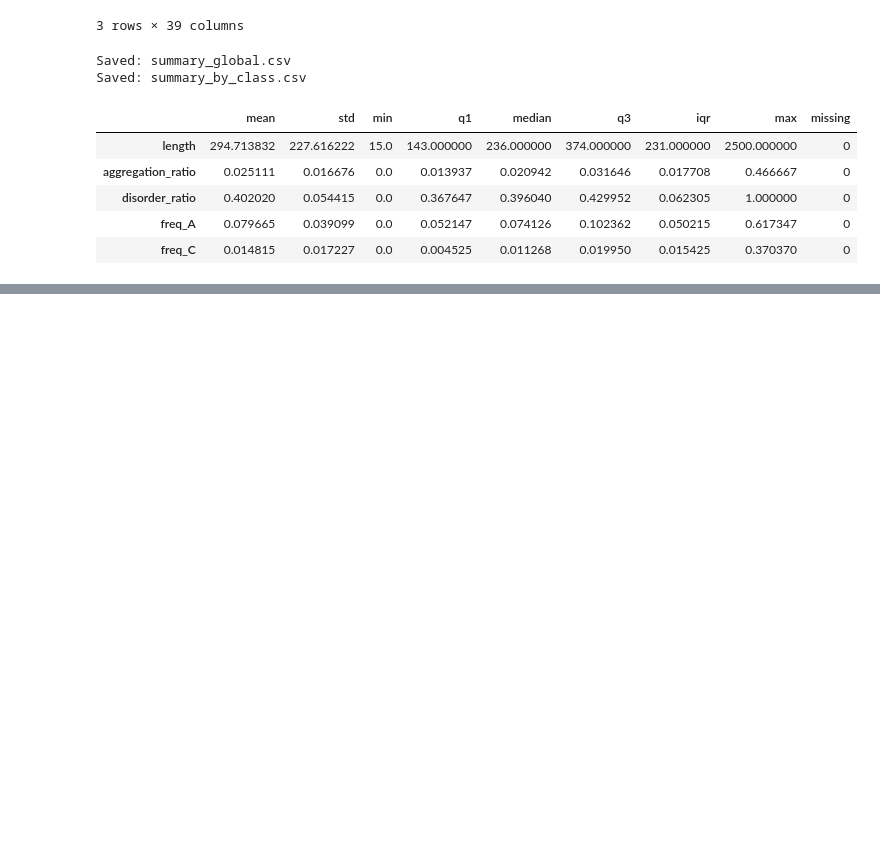
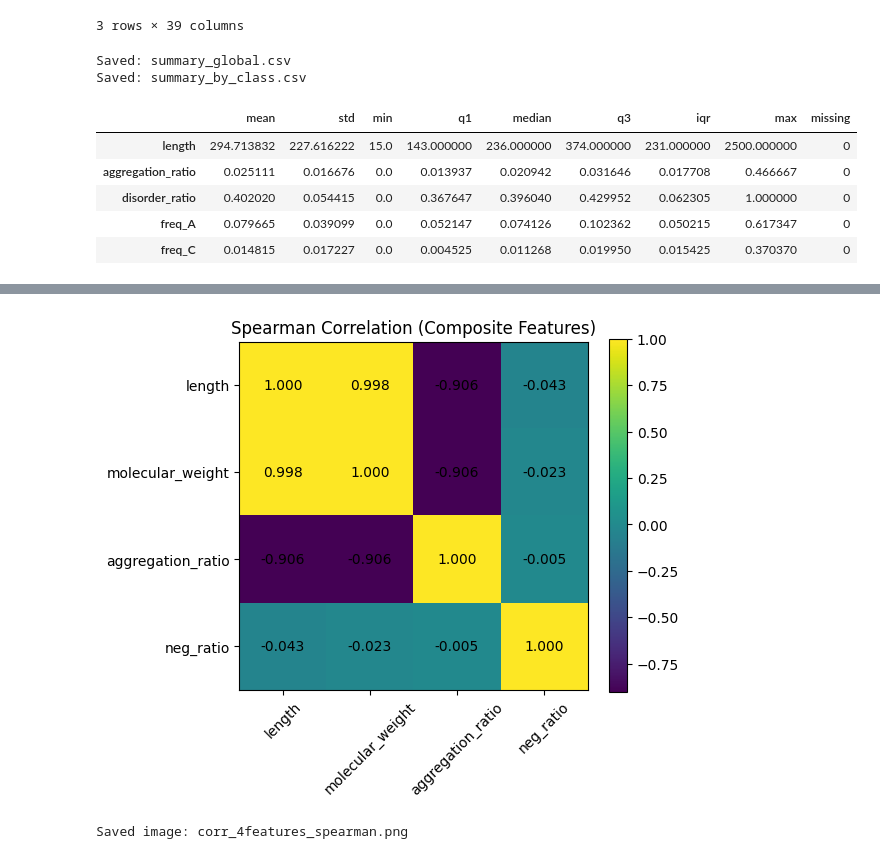
Before and after one commit to huyhoang6723/protein-solubility-effectsize, a Jupyter notebook: code.ipynb, the cells around one changed output, grey strips where cells are left out. Cells and saved outputs as stored; diff of their text form; code cells hidden in the pictures; blank space fills up the shorter version.

```diff
--- a/code.ipynb
+++ b/code.ipynb
@@ -637,0 +528,49 @@ Confusion: TN=19185, FP=12396, FN=20354, TP=26096
+# %%
+import pandas as pd
+import matplotlib.pyplot as plt
+import numpy as np
+
+# ---- Load data ----
+df = pd.read_csv("features_per_protein.csv")
+
+FOUR_FEATURES = [
+    "length",
+    "molecular_weight",
+    "aggregation_ratio",
+    "neg_ratio"
+]
+
+df4 = df[FOUR_FEATURES].astype(float)
+
+# ---- Compute Spearman correlation ----
+corr = df4.corr(method="spearman")
+
+# ---- Plot heatmap with numeric values ----
+plt.figure(figsize=(6, 5))
+plt.imshow(corr.values)
+plt.colorbar()
+
+plt.xticks(range(4), FOUR_FEATURES, rotation=45)
+plt.yticks(range(4), FOUR_FEATURES)
+
+# Add numbers inside cells
+for i in range(4):
+    for j in range(4):
+        plt.text(
+            j, i,
+            f"{corr.values[i, j]:.3f}",
+            ha="center",
+            va="center"
+        )
+
+plt.title("Spearman Correlation (Composite Features)")
+plt.tight_layout()
+
+OUT_IMG = "corr_4features_spearman.png"
+plt.savefig(OUT_IMG, dpi=300)
+plt.show()
+
+print("Saved image:", OUT_IMG)
+# %% [output]
+[figure, added]
+Saved image: corr_4features_spearman.png
```
Also changed, not shown: parts of 7 cells of this notebook, 1 other file.
